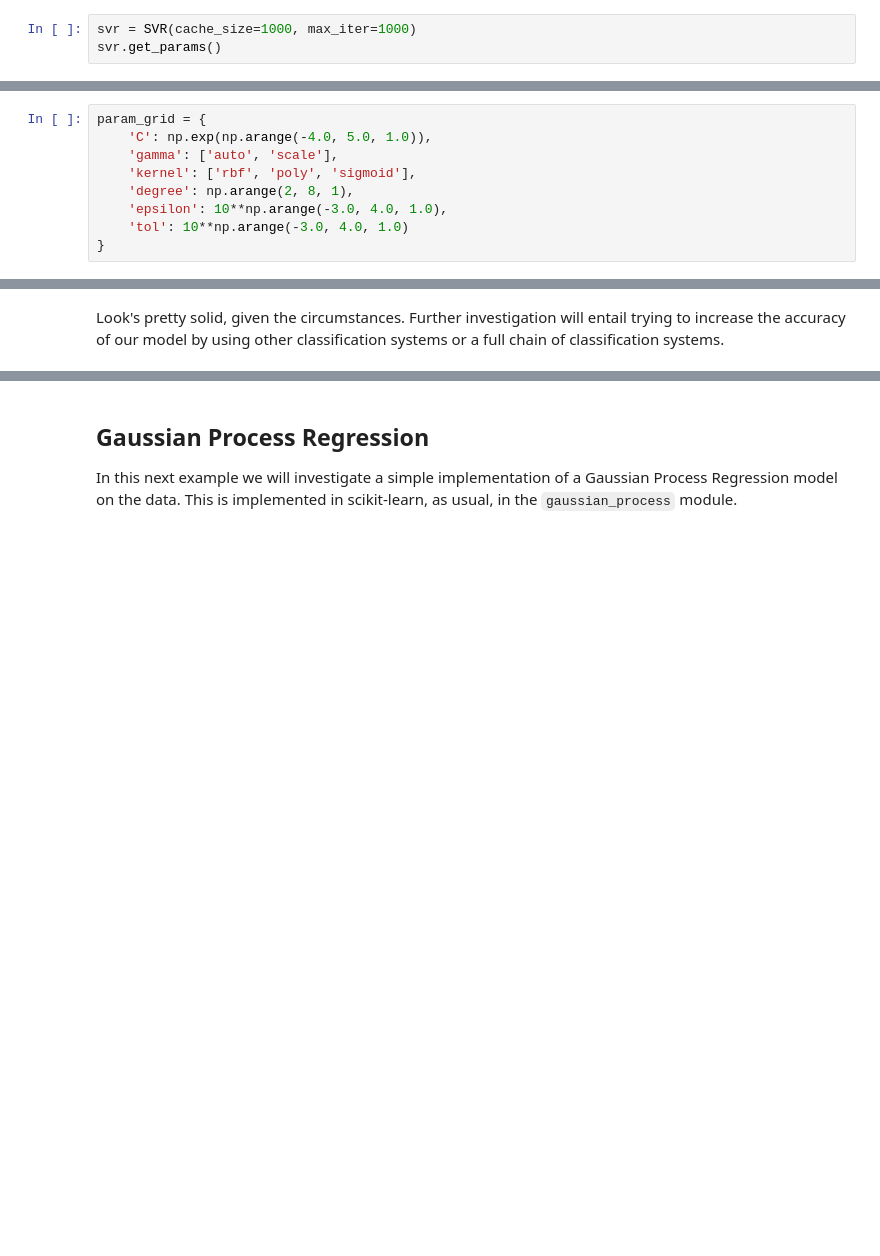
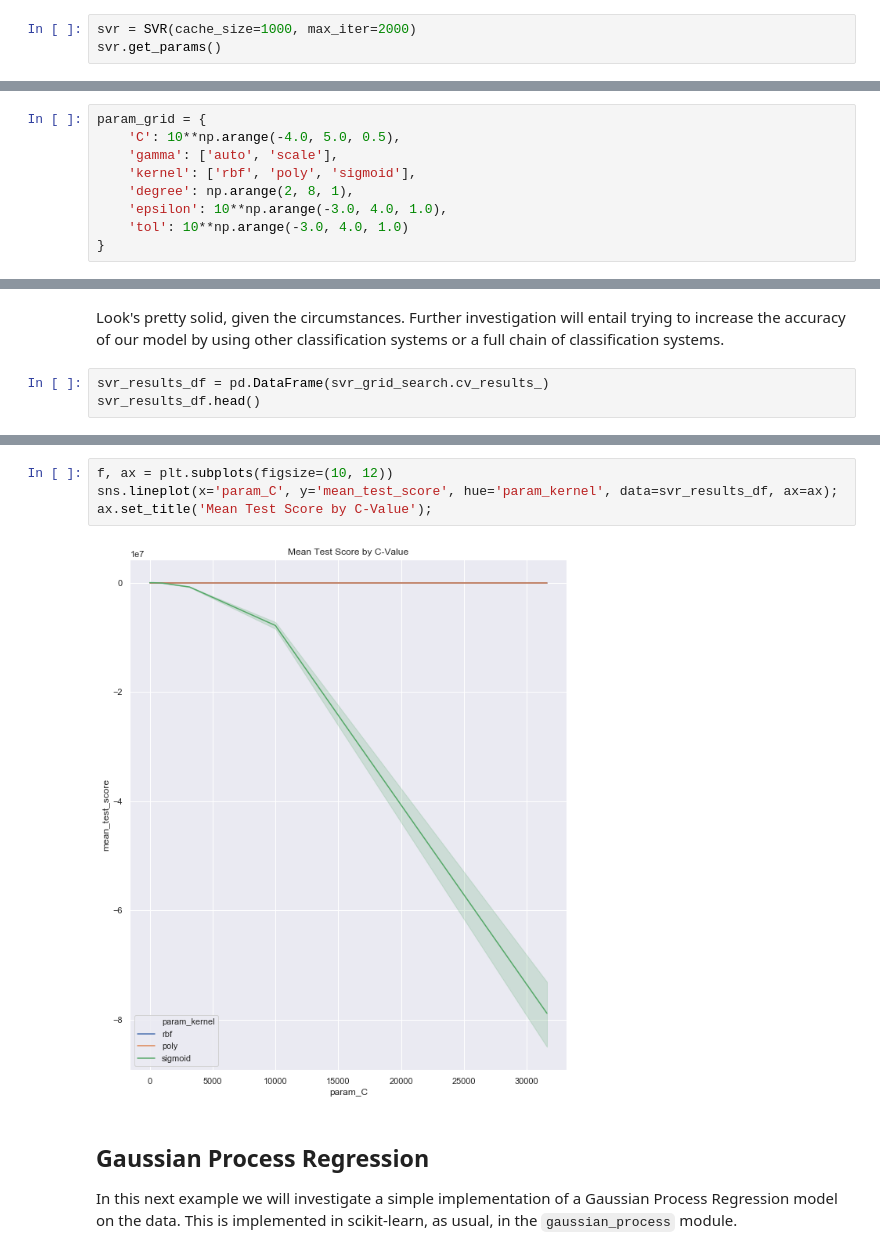
Before and after one commit to bbjornstad/concrete-strength-regression, a Jupyter notebook: index.ipynb, the cells around one changed output, grey strips where cells are left out. Cells and saved outputs as stored; diff of their text form; blank space fills up the shorter version.

Commit message:
Added new visualiztations

```diff
--- a/index.ipynb
+++ b/index.ipynb
@@ -96,7 +96,7 @@ Let's try using some support vector machines to perform regression on this datas
 # %%
 from sklearn.svm import SVR
 # %%
-svr = SVR(cache_size=1000, max_iter=1000)
+svr = SVR(cache_size=1000, max_iter=2000)
 svr.get_params()
 # %% [output]
 {'C': 1.0,
@@ -112,7 +112,7 @@ svr.get_params()
  'verbose': False}
 # %%
 param_grid = {
-    'C': np.exp(np.arange(-4.0, 5.0, 1.0)),
+    'C': 10**np.arange(-4.0, 5.0, 0.5),
     'gamma': ['auto', 'scale'],
     'kernel': ['rbf', 'poly', 'sigmoid'],
     'degree': np.arange(2, 8, 1),
@@ -170,2 +172,5 @@ svr_grid_search.score(x_val_norm, y_val)
 # %% [markdown]
 Look's pretty solid, given the circumstances. Further investigation will entail trying to increase the accuracy of our model by using other classification systems or a full chain of classification systems.
+# %%
+svr_results_df = pd.DataFrame(svr_grid_search.cv_results_)
+svr_results_df.head()
@@ -172,3 +184,9 @@ Look's pretty solid, given the circumstances. Further investigation will entail
+# %%
+f, ax = plt.subplots(figsize=(10, 12))
+sns.lineplot(x='param_C', y='mean_test_score', hue='param_kernel', data=svr_results_df, ax=ax);
+ax.set_title('Mean Test Score by C-Value');
+# %% [output]
+[figure, added]
 # %% [markdown]
 ## Gaussian Process Regression
 In this next example we will investigate a simple implementation of a Gaussian Process Regression model on the data. This is implemented in scikit-learn, as usual, in the `gaussian_process` module.
```
Also changed, not shown: parts of 7 cells of this notebook.
